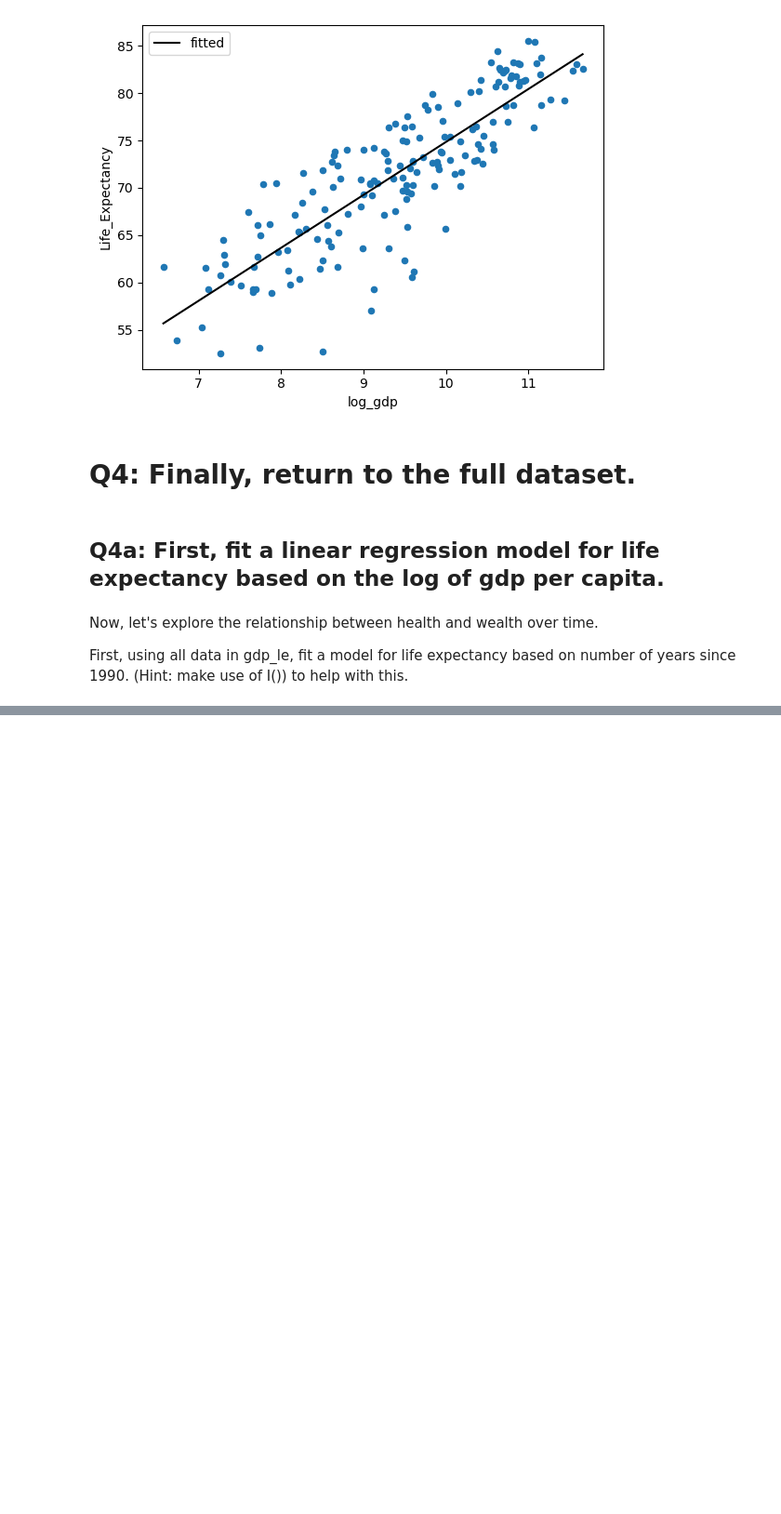
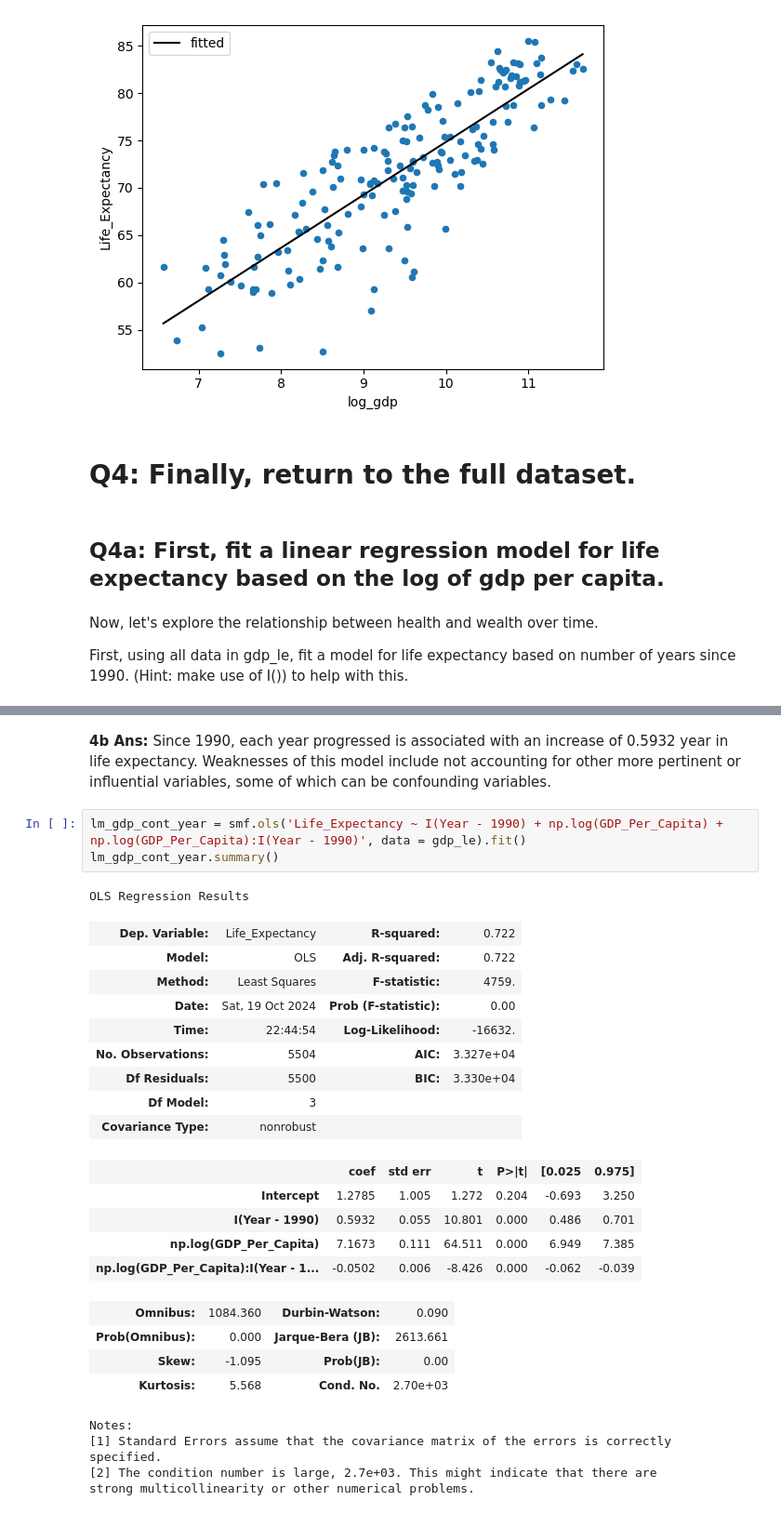
Before and after one commit to nss-data-science-cohort-8/un-linear-regression-MultidisciplinaryDeepDives, a Jupyter notebook: notebooks/UN_LinearRegression_In-ClassProject.ipynb, the cells around one changed output, grey strips where cells are left out. Shown at 93% size. Cells and saved outputs as stored; diff of their text form; blank space fills up the shorter version.

```diff
--- a/notebooks/UN_LinearRegression_In-ClassProject.ipynb
+++ b/notebooks/UN_LinearRegression_In-ClassProject.ipynb
@@ -916,0 +411,29 @@ gdp_le.shape
+# %% [markdown]
+**4b Ans:** Since 1990, each year progressed is associated with an increase of 0.5932 year in life expectancy. Weaknesses of this model include not accounting for other more pertinent or influential variables, some of which can be confounding variables.
+# %%
+lm_gdp_cont_year = smf.ols('Life_Expectancy ~ I(Year - 1990) + np.log(GDP_Per_Capita) + np.log(GDP_Per_Capita):I(Year - 1990)', data = gdp_le).fit()
+lm_gdp_cont_year.summary()
+# %% [output]
+OLS Regression Results
+| Dep. Variable: | Life_Expectancy | R-squared: | 0.722 |
+| Model: | OLS | Adj. R-squared: | 0.722 |
+| Method: | Least Squares | F-statistic: | 4759. |
+| Date: | Sat, 19 Oct 2024 | Prob (F-statistic): | 0.00 |
+| Time: | 22:44:54 | Log-Likelihood: | -16632. |
+| No. Observations: | 5504 | AIC: | 3.327e+04 |
+| Df Residuals: | 5500 | BIC: | 3.330e+04 |
+| Df Model: | 3 |  |  |
+| Covariance Type: | nonrobust |  |  |
+|  | coef | std err | t | P>|t| | [0.025 | 0.975] |
+| Intercept | 1.2785 | 1.005 | 1.272 | 0.204 | -0.693 | 3.250 |
+| I(Year - 1990) | 0.5932 | 0.055 | 10.801 | 0.000 | 0.486 | 0.701 |
+| np.log(GDP_Per_Capita) | 7.1673 | 0.111 | 64.511 | 0.000 | 6.949 | 7.385 |
+| np.log(GDP_Per_Capita):I(Year - 1... | -0.0502 | 0.006 | -8.426 | 0.000 | -0.062 | -0.039 |
+| Omnibus: | 1084.360 | Durbin-Watson: | 0.090 |
+| Prob(Omnibus): | 0.000 | Jarque-Bera (JB): | 2613.661 |
+| Skew: | -1.095 | Prob(JB): | 0.00 |
+| Kurtosis: | 5.568 | Cond. No. | 2.70e+03 |
+Notes:
+[1] Standard Errors assume that the covariance matrix of the errors is correctly specified.
+[2] The condition number is large, 2.7e+03. This might indicate that there are
+strong multicollinearity or other numerical problems.
```
Also changed, not shown: parts of 53 cells of this notebook.
